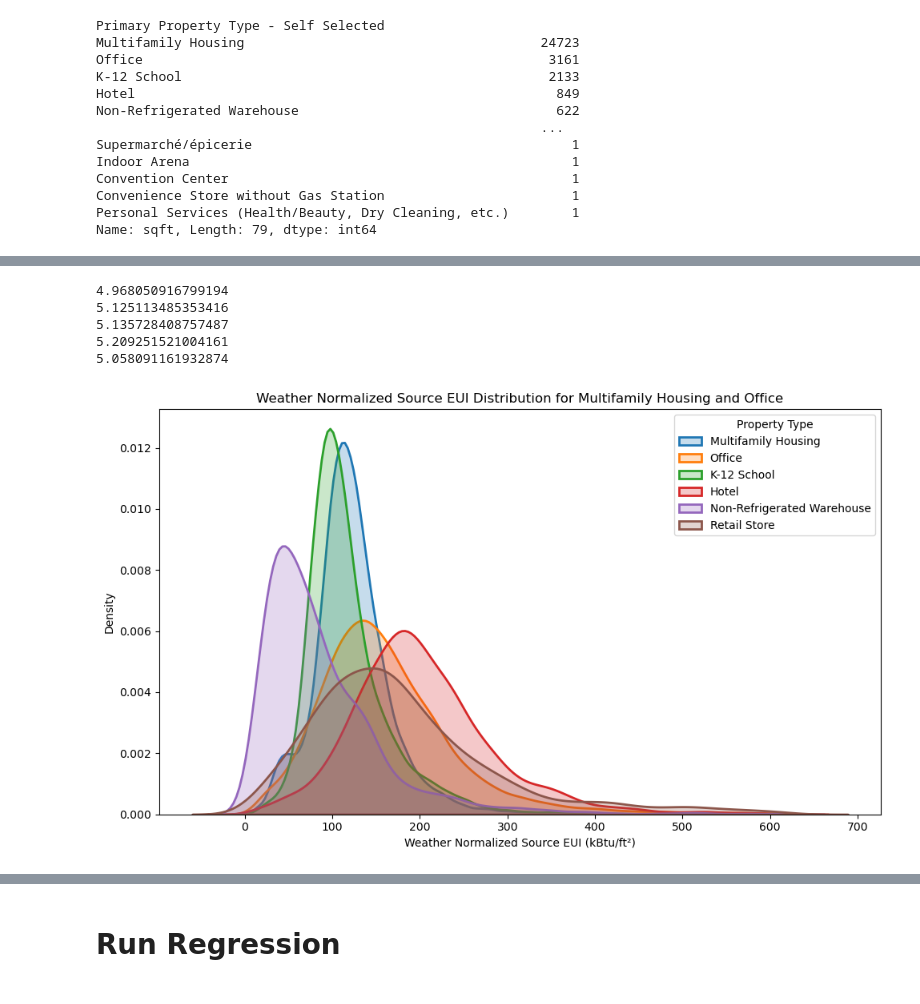
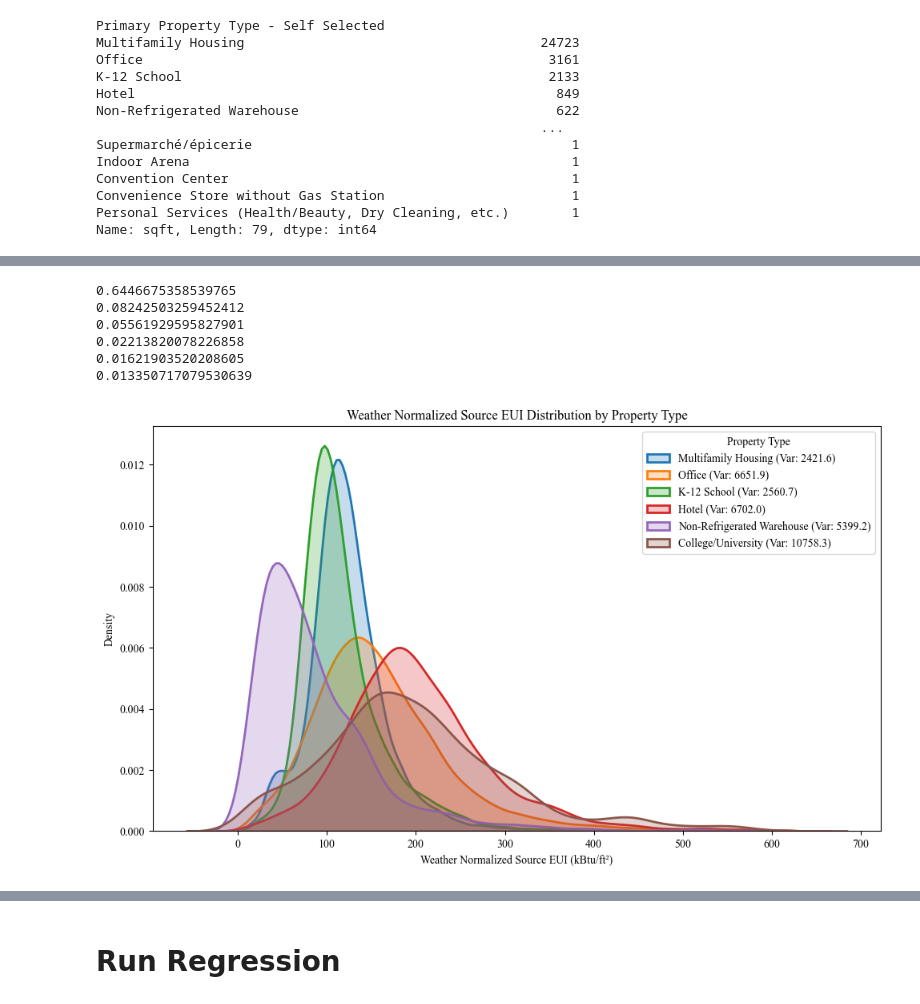
Before and after one commit to etienne-busnel/Energy_Benchmarking_Senior_Thesis, a Jupyter notebook: 2_analysis.ipynb, the cells around one changed output, grey strips where cells are left out. Drawn from its saved outputs; the diff is of its cells as text; code cells hidden in the pictures.

```diff
--- a/2_analysis.ipynb
+++ b/2_analysis.ipynb
@@ -97,3 +97,13 @@ See the caveats in the documentation: https://pandas.pydata.org/pandas-docs/stab
+# %%
+for i in range(0,6):
+    print(building_counts_final.iloc[i] / building_counts_final.sum())
+# %% [output]
+0.6446675358539765
+0.08242503259452412
+0.05561929595827901
+0.02213820078226858
+0.01621903520208605
+0.013350717079530639
 # %%
 # Array of building types with 500+ unique buildings
 most_common_buildings = ['Multifamily Housing','Office','K-12 School','Hotel','Non-Refrigerated Warehouse','College/University']
@@ -160,13 +143 @@ df_q5 = df_nyc_office_before[df_nyc_office_before['Electricity Bin'] == 5]
-# %%
-print(df_q1['ln_source_eui'].mean())
-print(df_q2['ln_source_eui'].mean())
-print(df_q3['ln_source_eui'].mean())
-print(df_q4['ln_source_eui'].mean())
-print(df_q5['ln_source_eui'].mean())
-# %% [output]
-4.968050916799194
-5.125113485353416
-5.135728408757487
-5.209251521004161
-5.058091161932874
 # %%
@@ -177,30 +148,27 @@ df_nyc_simp['post_covid'] = df_nyc_simp['year'].apply(lambda x: 0 if x < 2020 el
 
 df_nyc_graph = df_nyc_simp[df_nyc_simp['Primary Property Type - Self Selected'].isin(most_common_buildings)]
 # %%
-import seaborn as sns
-import matplotlib.pyplot as plt
-
 plt.figure(figsize=(10, 6))
 
-categories = ['Multifamily Housing','Office','K-12 School','Hotel','Non-Refrigerated Warehouse','Retail Store']
+for category in most_common_buildings:
+    subset = df_nyc_graph[df_nyc_graph['Primary Property Type - Self Selected'] == category]
+    variance = subset['Weather Normalized Source EUI (kBtu/ft²)'].var()
 
-for category in categories:
-    subset = df_nyc_graph[df_nyc_graph['Primary Property Type - Self Selected'] == category]
-    sns.kdeplot(
+    # Plot KDE
+    kde = sns.kdeplot(
         subset['Weather Normalized Source EUI (kBtu/ft²)'],
-        label=category,
+        label=f"{category} (Var: {variance:.1f})",
         linewidth=2,
         fill=True
     )
 
 plt.xlabel("Weather Normalized Source EUI (kBtu/ft²)")
 plt.ylabel("Density")
-plt.title("Weather Normalized Source EUI Distribution for Multifamily Housing and Office")
+plt.title("Weather Normalized Source EUI Distribution by Property Type")
 plt.legend(title="Property Type")
 plt.tight_layout()
 
 plt.savefig('office_housing_density.png')
-
 plt.show()
 # %% [output]
-[figure, old version]
+[figure, new version]
```
Also changed, not shown: parts of 34 cells of this notebook.
